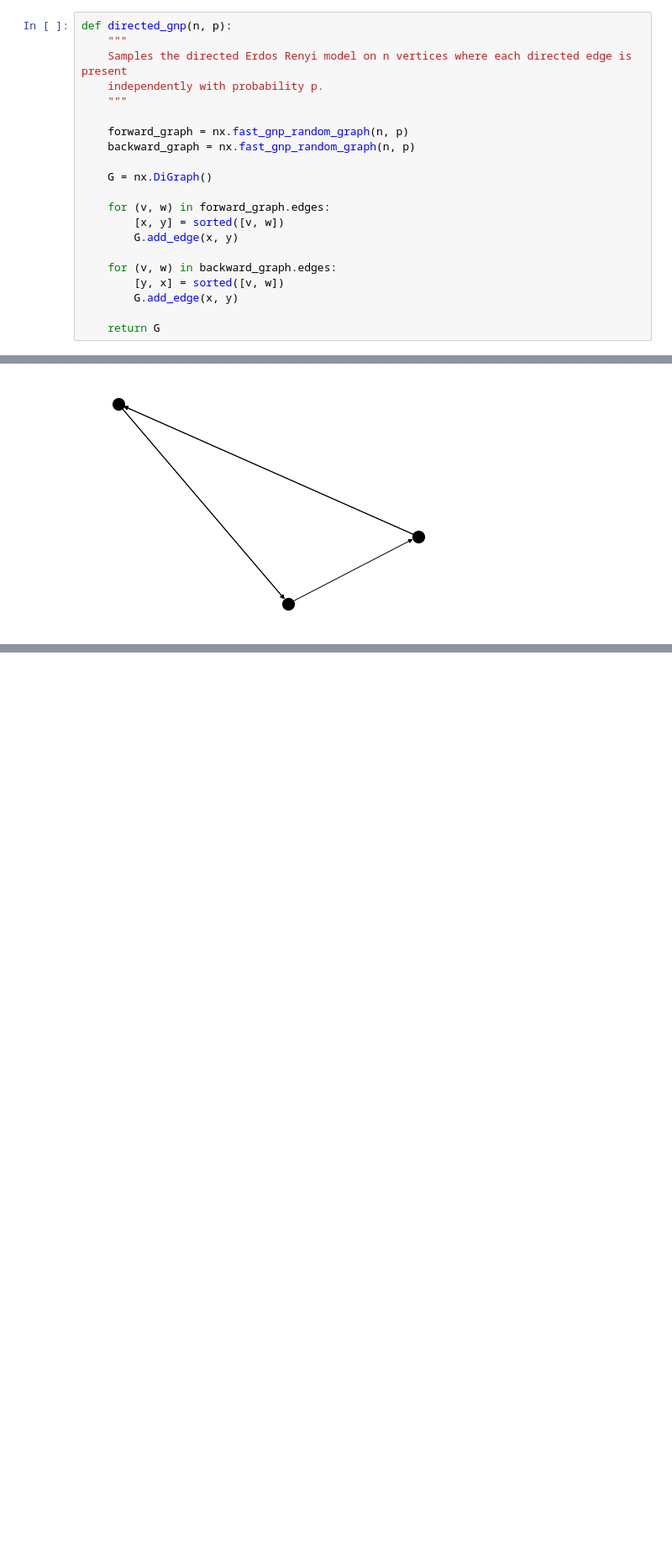
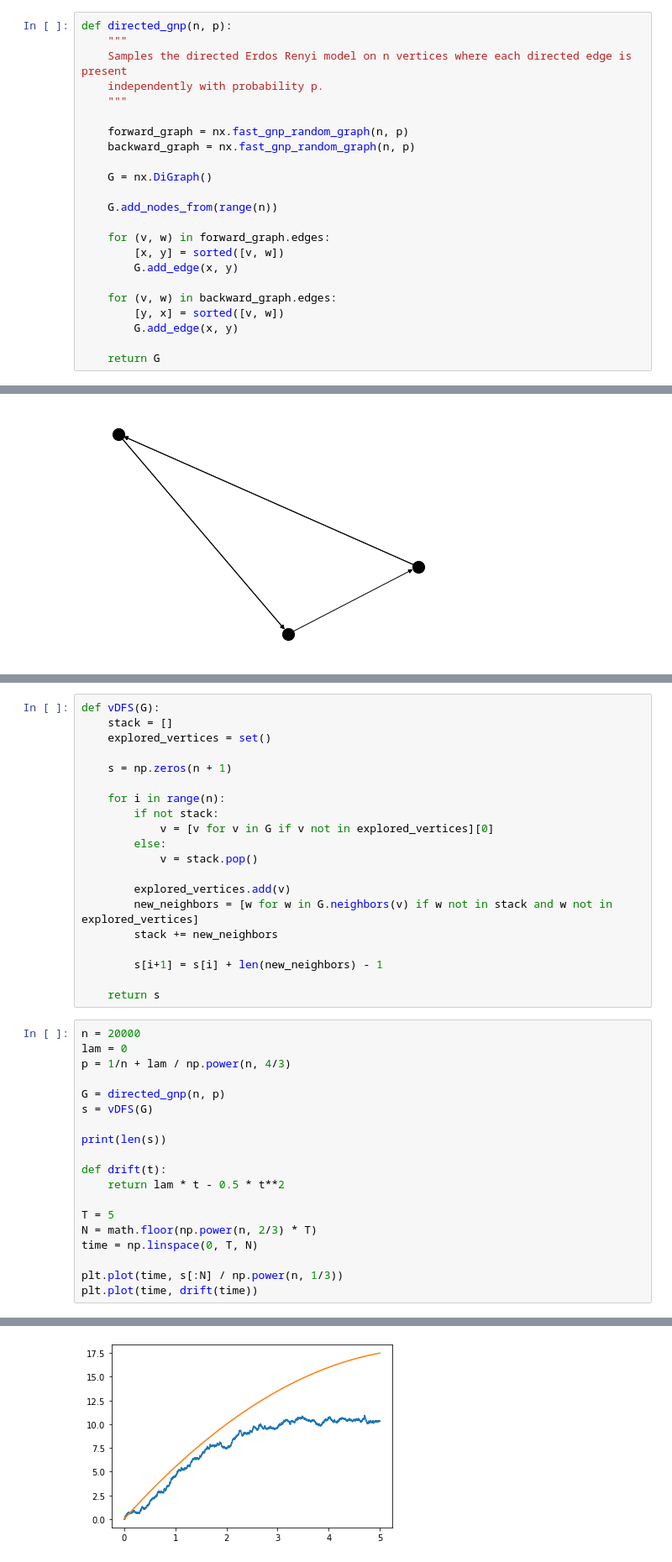
Before and after one commit to zhenengxie/directed_configuration_model, a Jupyter notebook: Directed Configuration Model Simulation.ipynb, the cells around one changed output, grey strips where cells are left out. Shown at 84% size. Drawn from its saved outputs; the diff is of its cells as text; blank space fills up the shorter version.

```diff
--- a/Directed Configuration Model Simulation.ipynb
+++ b/Directed Configuration Model Simulation.ipynb
@@ -179,6 +179,8 @@ def directed_gnp(n, p):
 
     G = nx.DiGraph()
 
+    G.add_nodes_from(range(n))
+
     for (v, w) in forward_graph.edges:
         [x, y] = sorted([v, w])
         G.add_edge(x, y)
@@ -298,0 +336,40 @@ nx.draw_kamada_kawai(collapse(largest_scc), **drawing_parameters)
+# %%
+def vDFS(G):
+    stack = []
+    explored_vertices = set()
+
+    s = np.zeros(n + 1)
+
+    for i in range(n):
+        if not stack:
+            v = [v for v in G if v not in explored_vertices][0]
+        else:
+            v = stack.pop()
+
+        explored_vertices.add(v)
+        new_neighbors = [w for w in G.neighbors(v) if w not in stack and w not in explored_vertices]
+        stack += new_neighbors
+
+        s[i+1] = s[i] + len(new_neighbors) - 1
+
+    return s
+# %%
+n = 20000
+lam = 0
+p = 1/n + lam / np.power(n, 4/3)
+
+G = directed_gnp(n, p)
+s = vDFS(G)
+
+print(len(s))
+
+def drift(t):
+    return lam * t - 0.5 * t**2
+
+T = 5
+N = math.floor(np.power(n, 2/3) * T)
+time = np.linspace(0, T, N)
+
+plt.plot(time, s[:N] / np.power(n, 1/3))
+plt.plot(time, drift(time))
+# %% [output]
@@ -298,0 +378 @@ nx.draw_kamada_kawai(collapse(largest_scc), **drawing_parameters)
+[figure, added]
```
Also changed, not shown: parts of 8 cells of this notebook.
